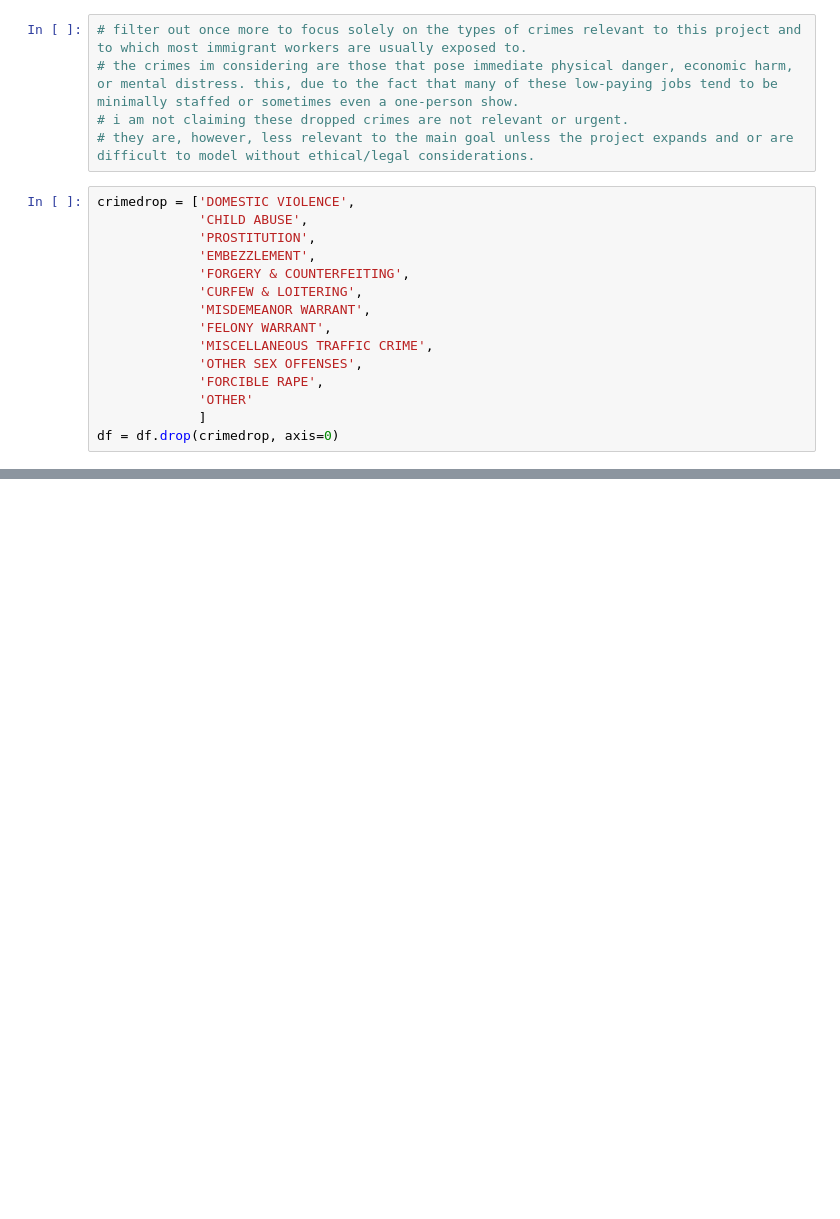
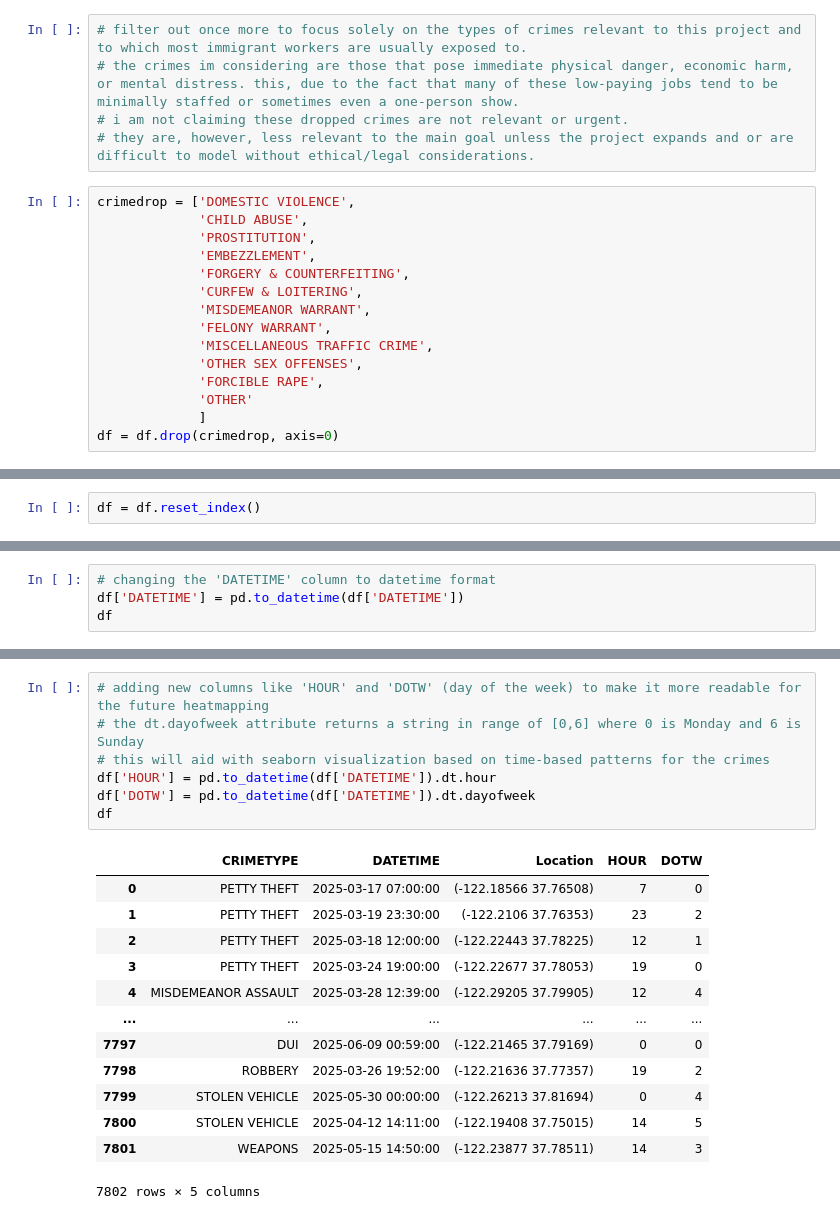
Before and after one commit to jovannareyesc/worker_safety_ml, a Jupyter notebook: oakland_data.ipynb, the cells around one changed output, grey strips where cells are left out. Cells and saved outputs as stored; diff of their text form; blank space fills up the shorter version.

```diff
--- a/oakland_data.ipynb
+++ b/oakland_data.ipynb
@@ -131,0 +155,2 @@ len(newcrimeset)
+# %%
+df = df.reset_index()
@@ -131,0 +182,4 @@ len(newcrimeset)
+# %%
+# changing the 'DATETIME' column to datetime format
+df['DATETIME'] = pd.to_datetime(df['DATETIME'])
+df
@@ -131,0 +218,21 @@ len(newcrimeset)
+# %%
+# adding new columns like 'HOUR' and 'DOTW' (day of the week) to make it more readable for the future heatmapping
+# the dt.dayofweek attribute returns a string in range of [0,6] where 0 is Monday and 6 is Sunday
+# this will aid with seaborn visualization based on time-based patterns for the crimes
+df['HOUR'] = pd.to_datetime(df['DATETIME']).dt.hour
+df['DOTW'] = pd.to_datetime(df['DATETIME']).dt.dayofweek
+df
+# %% [output]
+|  | CRIMETYPE | DATETIME | Location | HOUR | DOTW |
+| 0 | PETTY THEFT | 2025-03-17 07:00:00 | (-122.18566 37.76508) | 7 | 0 |
+| 1 | PETTY THEFT | 2025-03-19 23:30:00 | (-122.2106 37.76353) | 23 | 2 |
+| 2 | PETTY THEFT | 2025-03-18 12:00:00 | (-122.22443 37.78225) | 12 | 1 |
+| 3 | PETTY THEFT | 2025-03-24 19:00:00 | (-122.22677 37.78053) | 19 | 0 |
+| 4 | MISDEMEANOR ASSAULT | 2025-03-28 12:39:00 | (-122.29205 37.79905) | 12 | 4 |
+| ... | ... | ... | ... | ... | ... |
+| 7797 | DUI | 2025-06-09 00:59:00 | (-122.21465 37.79169) | 0 | 0 |
+| 7798 | ROBBERY | 2025-03-26 19:52:00 | (-122.21636 37.77357) | 19 | 2 |
+| 7799 | STOLEN VEHICLE | 2025-05-30 00:00:00 | (-122.26213 37.81694) | 0 | 4 |
+| 7800 | STOLEN VEHICLE | 2025-04-12 14:11:00 | (-122.19408 37.75015) | 14 | 5 |
+| 7801 | WEAPONS | 2025-05-15 14:50:00 | (-122.23877 37.78511) | 14 | 3 |
+7802 rows × 5 columns
```
Also changed, not shown: parts of 23 cells of this notebook.
